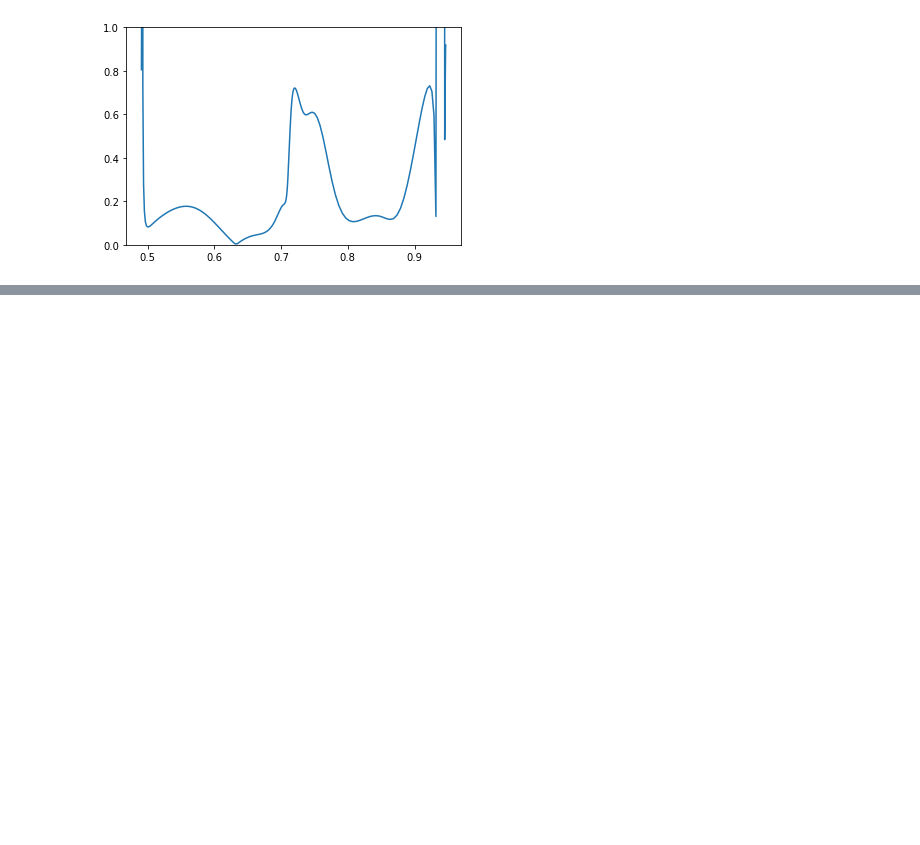
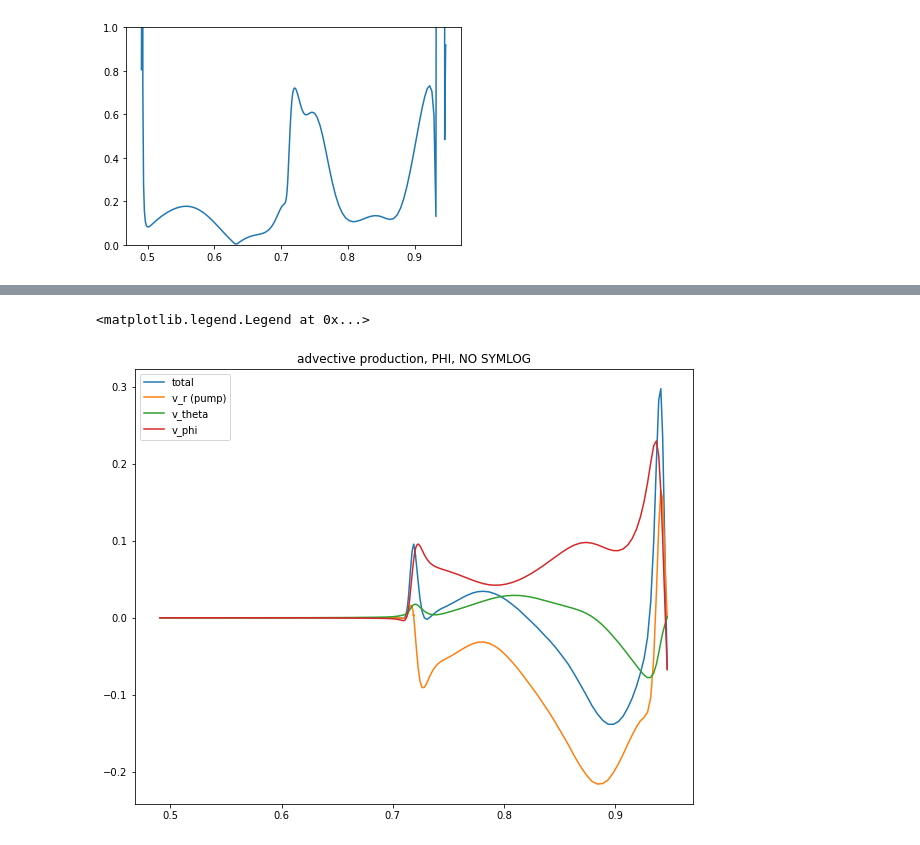
Before and after one commit to illorenzo7/Tacho_Letter_Plots_Part2, a Jupyter notebook: 00_meprod.ipynb, the cells around one changed output, grey strips where cells are left out. Saved outputs shown, nothing was run; the diff lists cells and outputs as text; code cells hidden in the pictures; blank space fills up the shorter version.

```diff
--- a/00_meprod.ipynb
+++ b/00_meprod.ipynb
@@ -357,0 +384,13 @@ plt.ylim(0, 1)
+# %%
+# Let's look at these advective bits more...
+plt.figure(figsize=(10,8))
+plt.title("advective production, PHI, NO SYMLOG")
+plt.plot(rr, indp_adv, label='total')
+plt.plot(rr, indp_adv1, label='v_r (pump)')
+plt.plot(rr, indp_adv2, label='v_theta')
+plt.plot(rr, indp_adv3, label='v_phi')
+#plt.yscale('symlog', linthresh=linthresh)
+plt.legend()
+# %% [output]
+<matplotlib.legend.Legend at 0x...>
+[figure, added]
```
Also changed, not shown: parts of 6 cells of this notebook.
